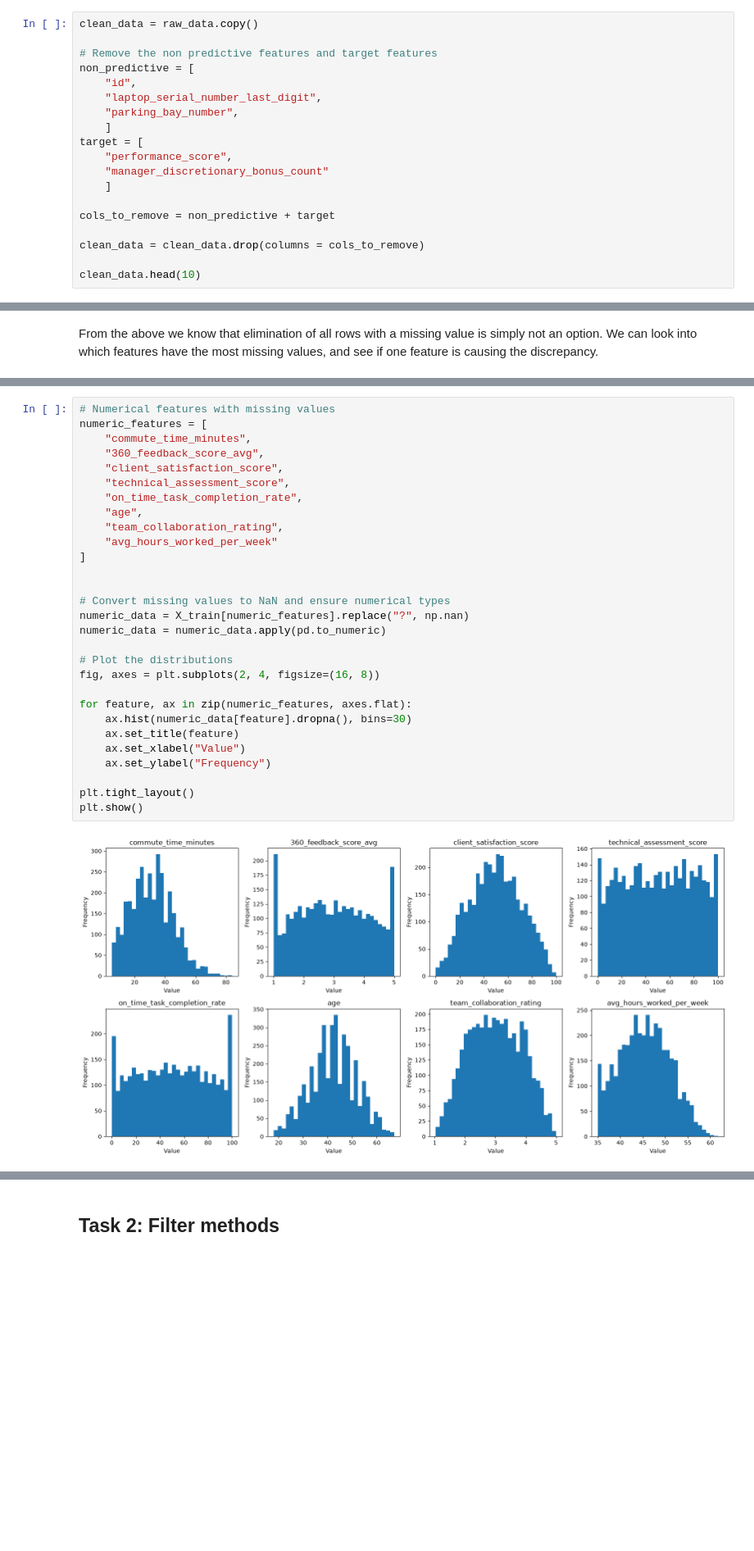
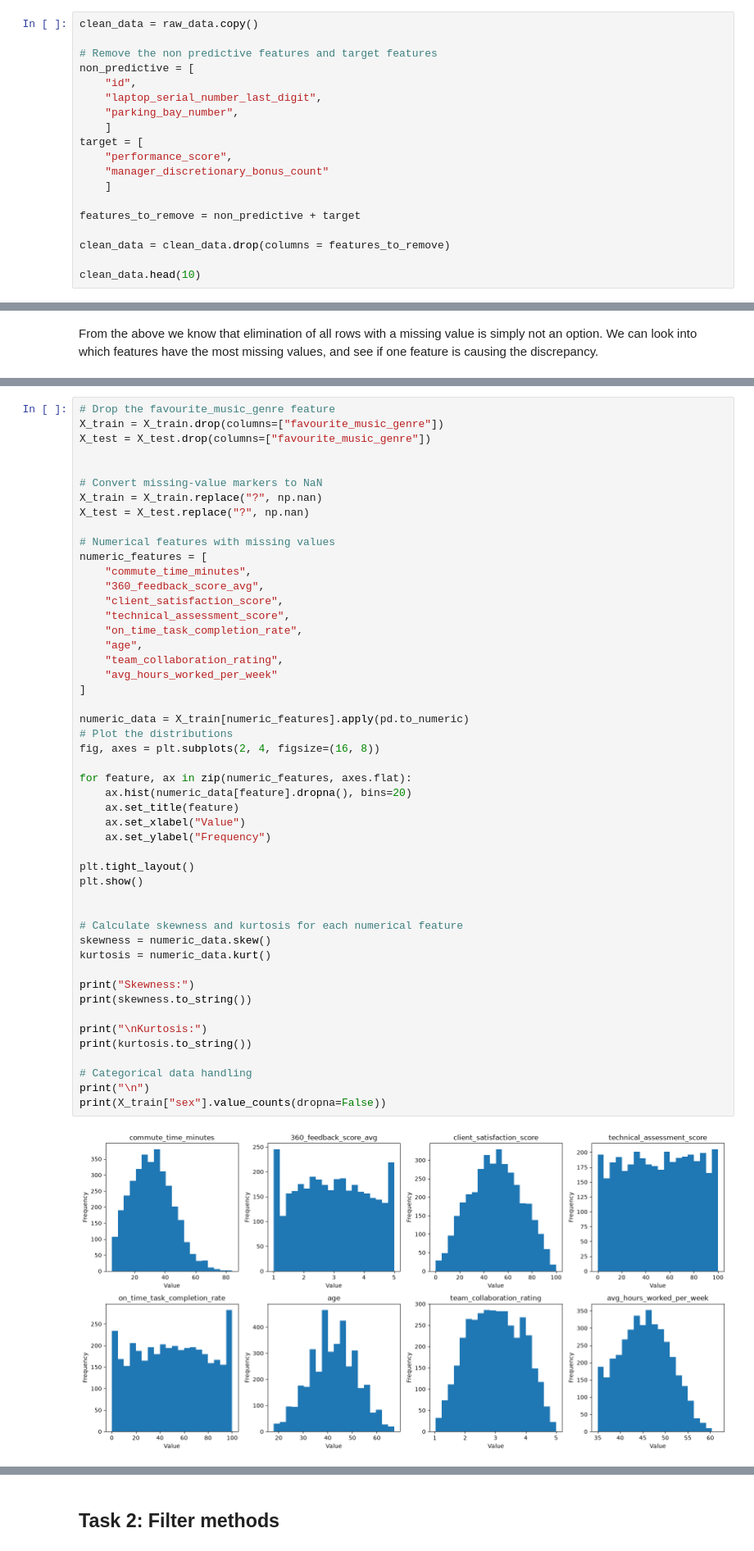
Before and after one commit to davgal27/ML-Algorithms, a Jupyter notebook: Feature-Analysis/Feature-analysis.ipynb, the cells around one changed output, grey strips where cells are left out. Shown at 82% size. Saved outputs shown, nothing was run; the diff lists cells and outputs as text; blank space fills up the shorter version.

```diff
--- a/Feature-Analysis/Feature-analysis.ipynb
+++ b/Feature-Analysis/Feature-analysis.ipynb
@@ -45,9 +80,9 @@ target = [
     "manager_discretionary_bonus_count"
     ]
 
-cols_to_remove = non_predictive + target
+features_to_remove = non_predictive + target
 
-clean_data = clean_data.drop(columns = cols_to_remove)
+clean_data = clean_data.drop(columns = features_to_remove)
 
 clean_data.head(10)
 # %% [output]
@@ -136,31 +184,51 @@ From the above, I have made the following decisions:
 # %%
+# Drop the favourite_music_genre feature
+X_train = X_train.drop(columns=["favourite_music_genre"])
+X_test = X_test.drop(columns=["favourite_music_genre"])
+
+
+# Convert missing-value markers to NaN
+X_train = X_train.replace("?", np.nan)
+X_test = X_test.replace("?", np.nan)
+
 # Numerical features with missing values
 numeric_features = [
     "commute_time_minutes",
     "360_feedback_score_avg",
     "client_satisfaction_score",
     "technical_assessment_score",
     "on_time_task_completion_rate",
     "age",
     "team_collaboration_rating",
     "avg_hours_worked_per_week"
 ]
 
-
-# Convert missing values to NaN and ensure numerical types
-numeric_data = X_train[numeric_features].replace("?", np.nan)
-numeric_data = numeric_data.apply(pd.to_numeric)
-
+numeric_data = X_train[numeric_features].apply(pd.to_numeric)
 # Plot the distributions
 fig, axes = plt.subplots(2, 4, figsize=(16, 8))
 
 for feature, ax in zip(numeric_features, axes.flat):
-    ax.hist(numeric_data[feature].dropna(), bins=30)
+    ax.hist(numeric_data[feature].dropna(), bins=20)
     ax.set_title(feature)
     ax.set_xlabel("Value")
     ax.set_ylabel("Frequency")
 
 plt.tight_layout()
 plt.show()
+
+
+# Calculate skewness and kurtosis for each numerical feature
+skewness = numeric_data.skew()
+kurtosis = numeric_data.kurt()
+
+print("Skewness:")
+print(skewness.to_string())
+
+print("\nKurtosis:")
+print(kurtosis.to_string())
+
+# Categorical data handling
+print("\n")
+print(X_train["sex"].value_counts(dropna=False))
 # %% [output]
-[figure, old version]
+[figure, new version]
```
Also changed, not shown: parts of 15 cells of this notebook.
